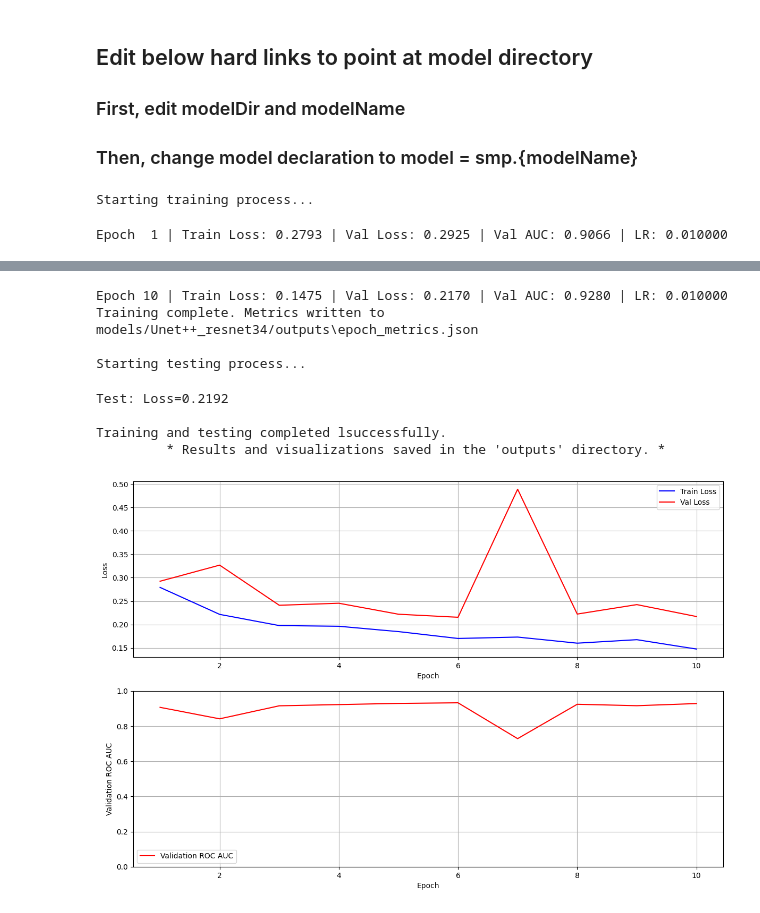
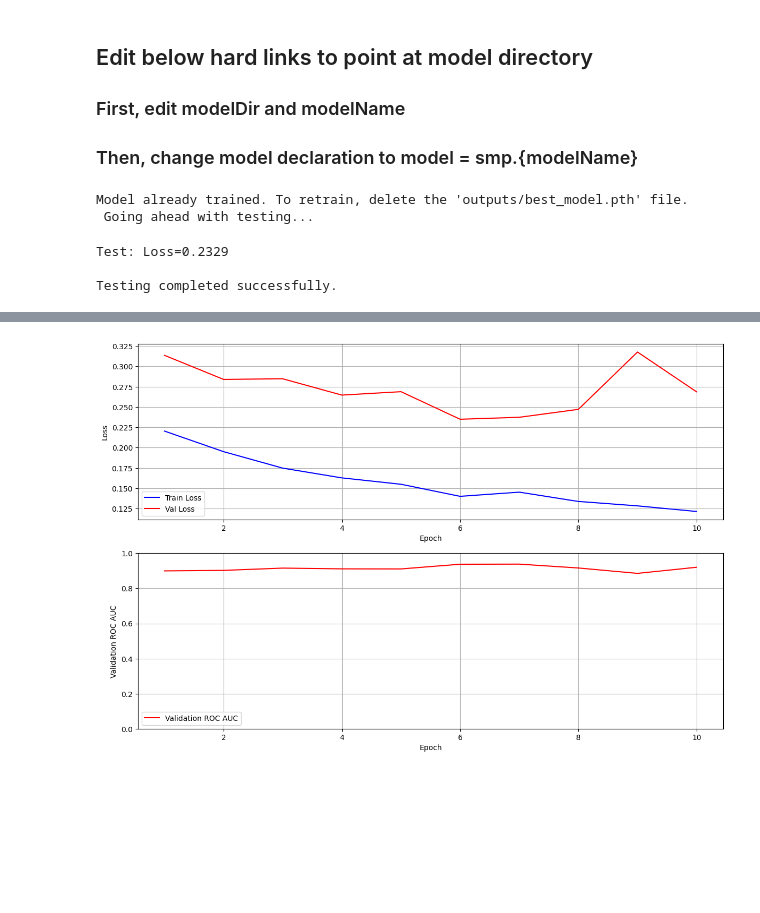
Before and after one commit to crilillo14/fusionLearning, a Jupyter notebook: fusionLearning/models/UnetPLusPlus_resnet34/model.ipynb, the cells around one changed output, grey strips where cells are left out. Cells and saved outputs as stored; diff of their text form; code cells hidden in the pictures; blank space fills up the shorter version.

```diff
--- a/fusionLearning/models/UnetPLusPlus_resnet34/model.ipynb
+++ b/fusionLearning/models/UnetPLusPlus_resnet34/model.ipynb
@@ -31,10 +46,13 @@ cuda
 # %%
+
+import segmentation_models_pytorch as smp
+
+MODEL_NAME = "UnetPlusPlus"
+MODEL = smp.UnetPlusPlus
 encoder = "resnet34"
 # %%
-import segmentation_models_pytorch as smp
 
-#CHANGE THIS: model = smp.{model}()
-model = smp.UnetPlusPlus(
+model = MODEL(
     encoder_name=encoder,
     encoder_weights=None,
     in_channels=3,
@@ -45,7 +63,7 @@ optimizer = torch.optim.SGD(model.parameters(),
                            lr=LEARNING_RATE,
                            momentum=MOMENTUM)
 
-lossFunc = torch.nn.CrossEntropyLoss()
+lossFunc = torch.nn.BCEWithLogitsLoss()
 # %%
 from config import CUB, CUB_IMAGES, CUB_SEGMENTATIONS
 
@@ -149,7 +185,7 @@ def train(modelDir):
 
 
             images = images.contiguous().to(device)
-            masks  = masks.contiguous().to(device).squeeze(1)
+            masks  = masks.contiguous().to(device)
 
             if DEBUG_TRAIN:
                 print("mask unique values:", torch.unique(masks))
@@ -178,13 +214,13 @@ def train(modelDir):
         with torch.no_grad():
             for images, masks, _ in tqdm(validation_dataloader, desc=f"Epoch {epoch}/{MAXEPOCHS} [Val]", leave=False, ncols=80):
                 images = images.to(device)
-                masks  = masks.long().squeeze(1).to(device)
+                masks  = masks.to(device)
                 logits = model(images)
-                val_loss += lossFunc(logits, masks.long()).item()
+                val_loss += lossFunc(logits, masks).item()
 
                 # Ensure correct shape and type for ROC AUC
-                probs = torch.softmax(logits, dim=1)[:, 1].reshape(-1)
-                targets = masks.reshape(-1).float()
+                probs = torch.sigmoid(logits).reshape(-1)
+                targets = masks.reshape(-1)
                 val_auc_metric.update(probs, targets)
 
         avg_val_loss = val_loss / len(validation_dataloader)
@@ -225,7 +261,7 @@ def test(modelDir):
     with torch.no_grad():
         for image, segmentation_mask, _ in tqdm(test_dataloader, desc=f"[TEST]", leave=False, ncols=80):
             image = image.to(device)
-            segmentation_mask = segmentation_mask.long().squeeze(1).to(device)
+            segmentation_mask = segmentation_mask.to(device)
 
             logits = model(image)
             tloss += lossFunc(logits, segmentation_mask).item()
@@ -301,26 +341,33 @@ os.environ['PYTORCH_CUDA_ALLOC_CONF'] = 'expandable_segments:True'
 ### Then, change model declaration to model = smp.{modelName}
 # %%
 
+import sys
 
 # EDIT BELOW
-modelDir = "models/Unet++_resnet34/"
-modelName = "Unet++"
+modelName = f"{MODEL_NAME}_{encoder}"
+modelDir = f"models/{modelName}/"
+modified = True
 
 # Create outputs directory if it doesn't exist
 os.makedirs(modelDir + "outputs", exist_ok=True)
+
+if not modified:
+    sys.exit("TODO: Modify modelDir and modelName")
 
 if os.path.exists(modelDir + "outputs/best_model.pth"):
     print("Model already trained. To retrain, delete the 'outputs/best_model.pth' file.\n Going ahead with testing...")
 
     # Load best model -- EDIT BELOW
 
-    model = smp.UnetPlusPlus(
+    model = MODEL(
         encoder_name=encoder,
         encoder_weights=None,
         in_channels=3,
         classes=NUM_CLASSES,
     )
-    model.load_state_dict(torch.load(modelDir + f"outputs/best_model.pth"))
+    state_dict = torch.load(modelDir + f"outputs/best_model.pth", map_location=device)
+
+    model.load_state_dict(state_dict)
     model.to(device)
 
     test_metrics = test(modelDir)
@@ -340,5 +387,8 @@ else:
     else:
         print("No GPU available, exiting...")
 # %% [output]
-Starting training process...
+Model already trained. To retrain, delete the 'outputs/best_model.pth' file.
+ Going ahead with testing...
-Epoch  1 | Train Loss: 0.2793 | Val Loss: 0.2925 | Val AUC: 0.9066 | LR: 0.010000
+Test: Loss=0.2329
+
+Testing completed successfully.
@@ -353,9 +395 @@ Epoch  9 | Train Loss: 0.1675 | Val Loss: 0.2425 | Val AUC: 0.9159 | LR: 0.01000
-Epoch 10 | Train Loss: 0.1475 | Val Loss: 0.2170 | Val AUC: 0.9280 | LR: 0.010000
-Training complete. Metrics written to models/Unet++_resnet34/outputs\epoch_metrics.json
-
-Starting testing process...
-Test: Loss=0.2192
-
-Training and testing completed lsuccessfully.
-         * Results and visualizations saved in the 'outputs' directory. *
-[figure, old version]
+[figure, new version]
```
Also changed, not shown: parts of 14 cells of this notebook, 37 other files.
